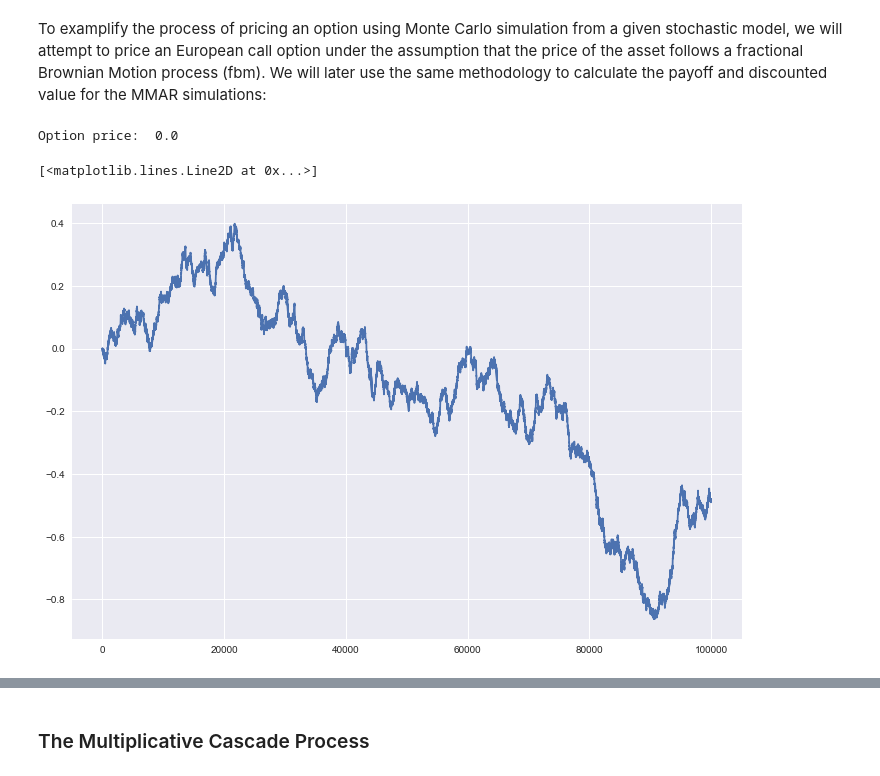
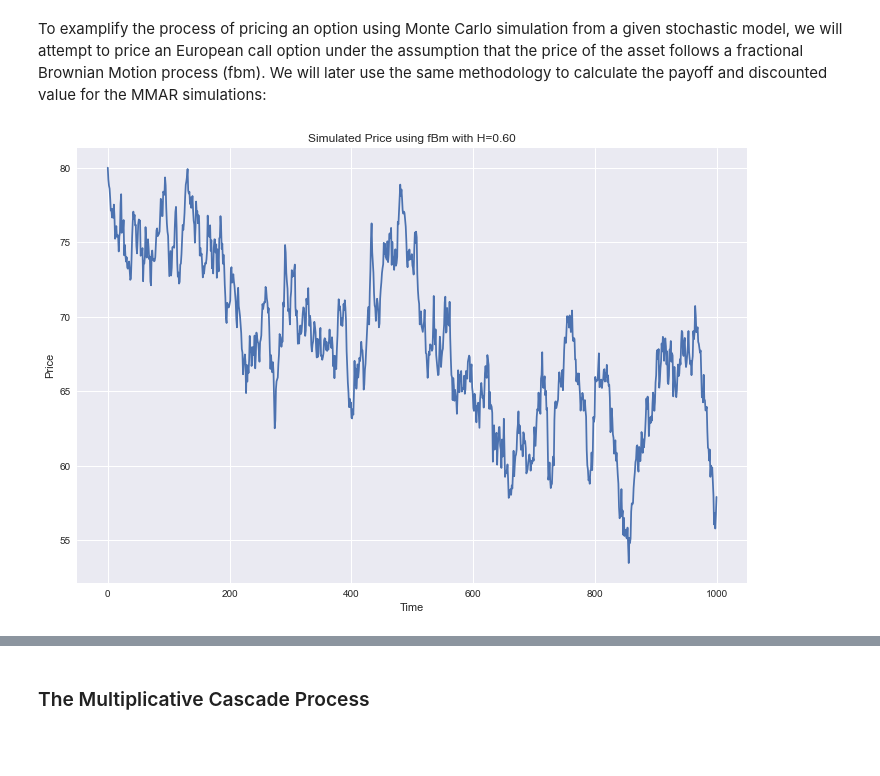
Before and after one commit to zucchero-fern/wqu_capstone_g3630, a Jupyter notebook: capstone_submission_6.ipynb, the cells around one changed output, grey strips where cells are left out. Cells and saved outputs as stored; diff of their text form; code cells hidden in the pictures; blank space fills up the shorter version.

Commit message:
Add files via upload
added numbered headers, improvements up to section 3

```diff
--- a/capstone_submission_6.ipynb
+++ b/capstone_submission_6.ipynb
@@ -140,39 +149,0 @@ To examplify the process of pricing an option using Monte Carlo simulation from
-# %%
-# parameters
-N = 100000
-H = 0.60
-S0 = 100
-K = 100
-T = 1.0
-r = 0.05
-
-# FBM
-f = FBM(n=N-1, hurst=H, length=T, method='daviesharte')
-
-# Fractional Brownian motion
-fbm_sample = f.fbm()
-
-# Vol and Stdev
-sigma = np.std(fbm_sample)
-
-# Function for path simulation
-def simulate_path(S0, T, sigma, N, fbm_sample):
-    dt = T/(N-1)
-    return S0 * np.exp((r - 0.5*sigma**2)*np.linspace(0, T, N) + sigma*fbm_sample)
-
-# paths
-num_paths = 100000
-
-# simulate price paths and calculate payoffs
-payoffs = []
-for _ in range(num_paths):
-    path = simulate_path(S0, T, sigma, N, fbm_sample)
-    payoff = np.maximum(path[-1] - K, 0)  # This is for a call option
-    payoffs.append(payoff)
-
-# Calculate the option price as the average discounted payoff
-option_price = np.exp(-r*T) * np.mean(payoffs)
-
-print("Option price: ", option_price)
-# %% [output]
-Option price:  0.0
@@ -181,6 +150,34 @@ Option price:  0.0
-# %%
-plt.figure(figsize=(12, 8))
-plt.plot(fbm_sample)
-# %% [output]
-[<matplotlib.lines.Line2D at 0x...>]
-[figure, removed]
+# %%
+def generate_fbm_path(n, hurst, dt=1, s0=1):
+    """Generate a fractional Brownian motion path with n steps and a given Hurst exponent."""
+    # Generate Fractional Gaussian Noise using numpy's random.randn
+    dW = np.random.randn(n)
+
+    # Generate the fBm increments (scales with time as per Hurst exponent)
+    increments = dW * (dt**(hurst))
+
+    # Construct the fBm path
+    fbm_path = np.cumsum(increments)
+
+    # Shift the path to start at s0
+    fbm_path = fbm_path - fbm_path[0] + s0
+
+    return fbm_path
+
+n = 1000  # number of steps
+hurst_mean = np.mean(hurst_values)  # Mean Hurst value calculated from earlier
+prices = generate_fbm_path(n, hurst_mean, s0=80)
+
+# Imposing floor to ensure prices don't go below 0
+prices = np.where(prices > 0, prices, 0)
+
+# Plot the simulated prices
+plt.figure(figsize=(12, 8))
+plt.plot(prices)
+plt.xlabel('Time')
+plt.ylabel('Price')
+plt.title(f'Simulated Price using fBm with H={hurst_mean:.2f}')
+plt.grid(True)
+plt.show()
+# %% [output]
+[figure, added]
```
Also changed, not shown: parts of 24 cells of this notebook.
